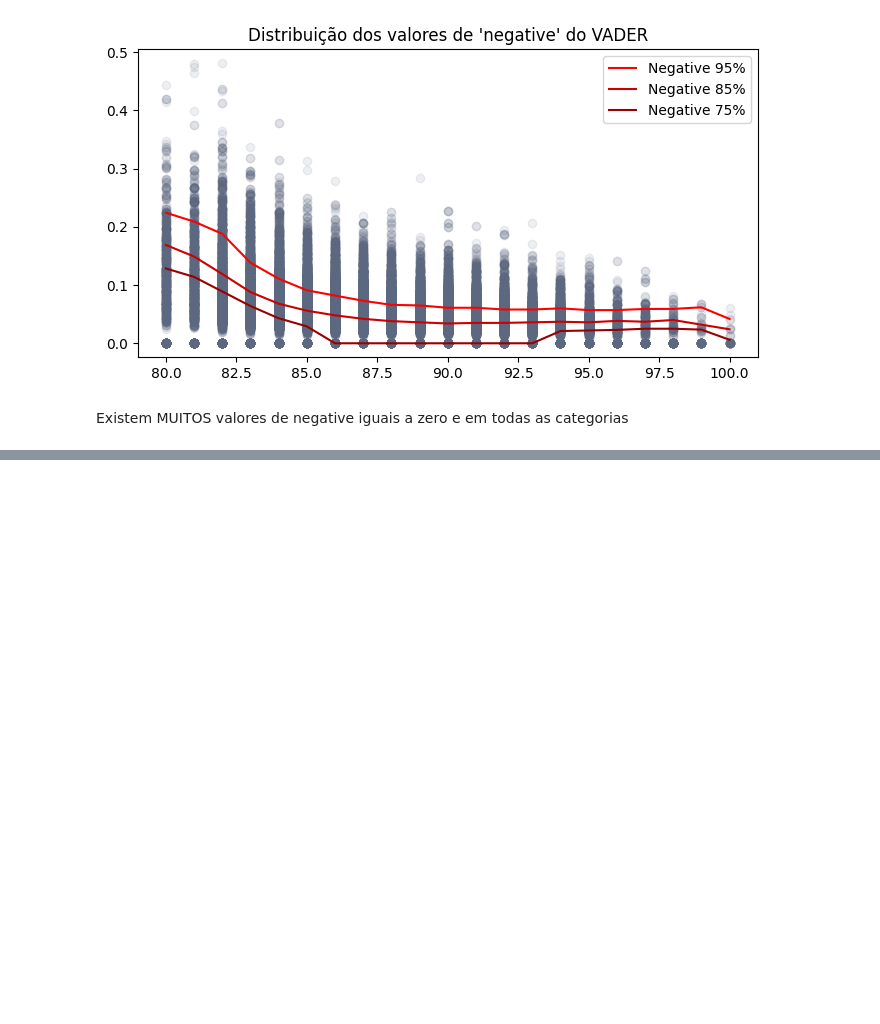
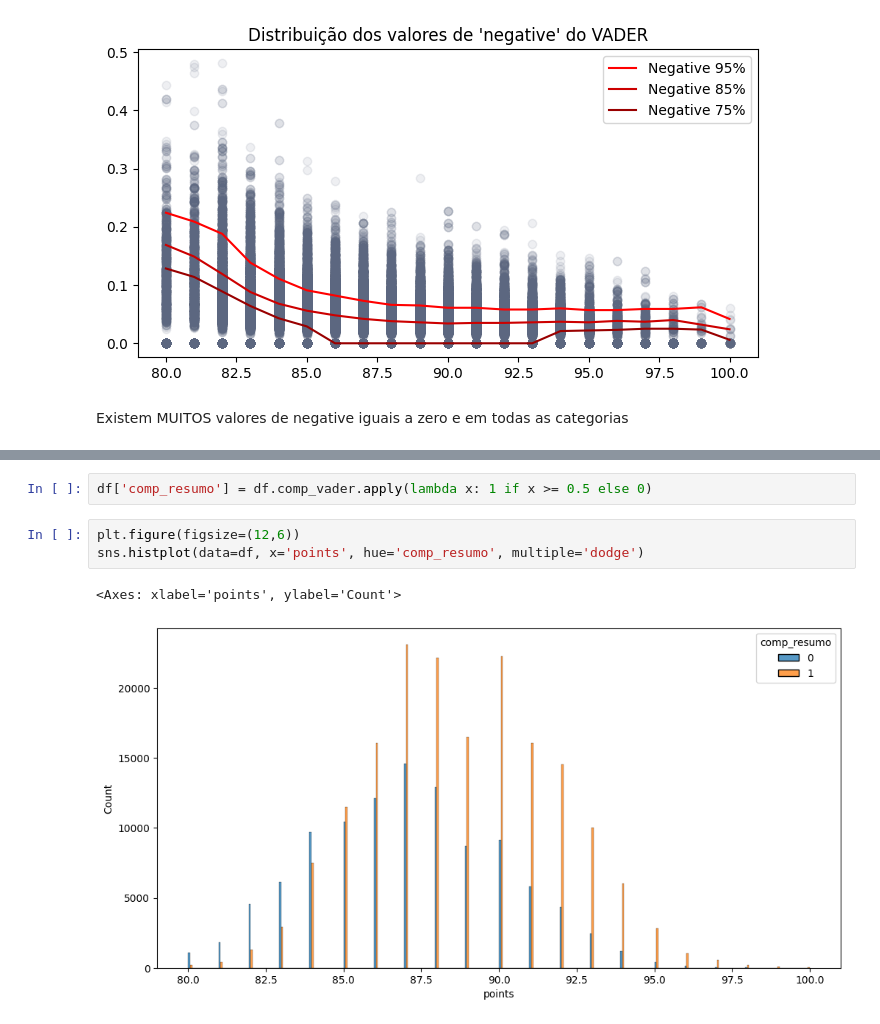
Before and after one commit to jvlopesdp/wine_recommendation, a Jupyter notebook: notebooks/2023 09 22_Sentiment analysis.ipynb, the cells around one changed output, grey strips where cells are left out. Drawn from its saved outputs; the diff is of its cells as text; blank space fills up the shorter version.

```diff
--- a/notebooks/2023 09 22_Sentiment analysis.ipynb
+++ b/notebooks/2023 09 22_Sentiment analysis.ipynb
@@ -269,0 +299,8 @@ df.points
+# %%
+df['comp_resumo'] = df.comp_vader.apply(lambda x: 1 if x >= 0.5 else 0)
+# %%
+plt.figure(figsize=(12,6))
+sns.histplot(data=df, x='points', hue='comp_resumo', multiple='dodge')
+# %% [output]
+<Axes: xlabel='points', ylabel='Count'>
+[figure, added]
```
Also changed, not shown: parts of 6 cells of this notebook.
